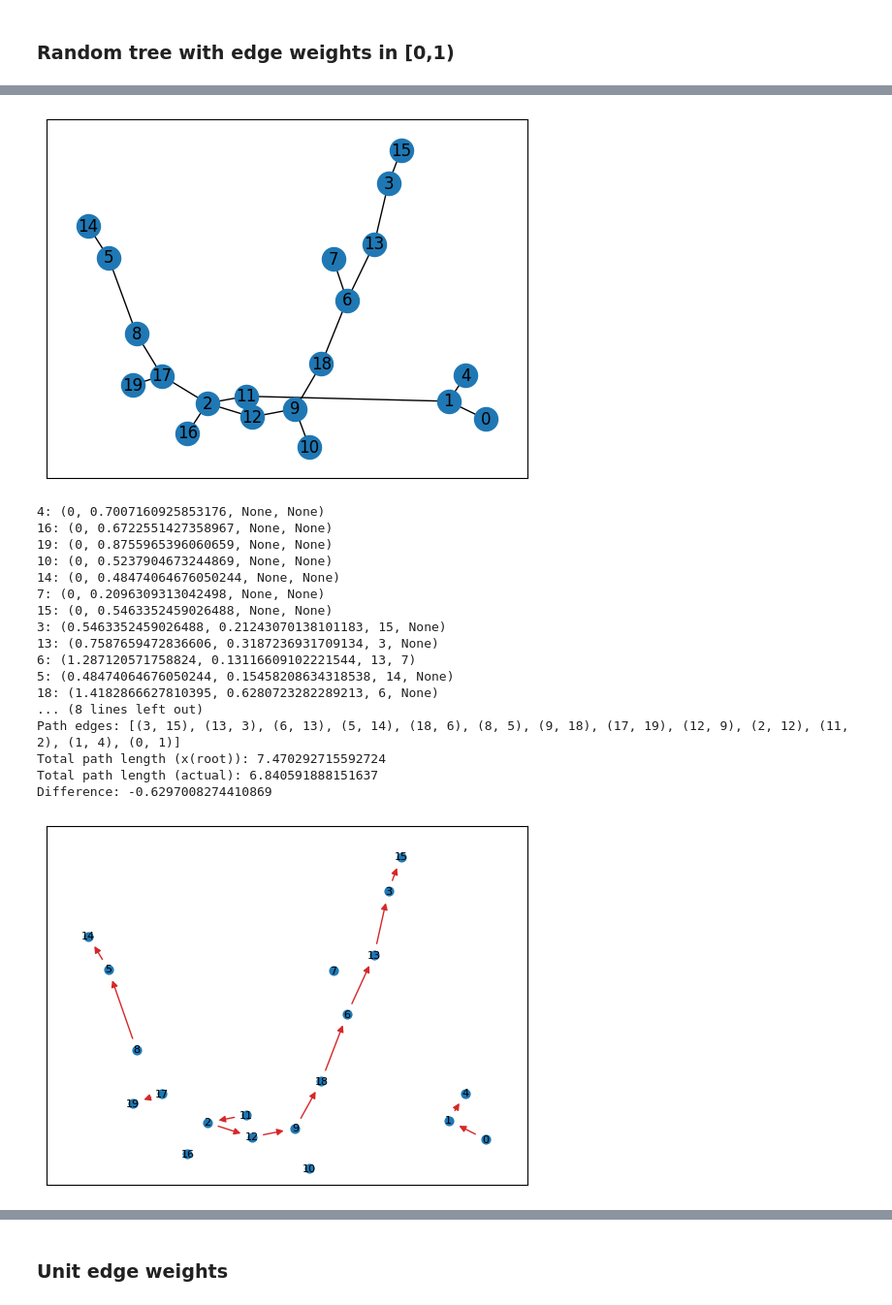
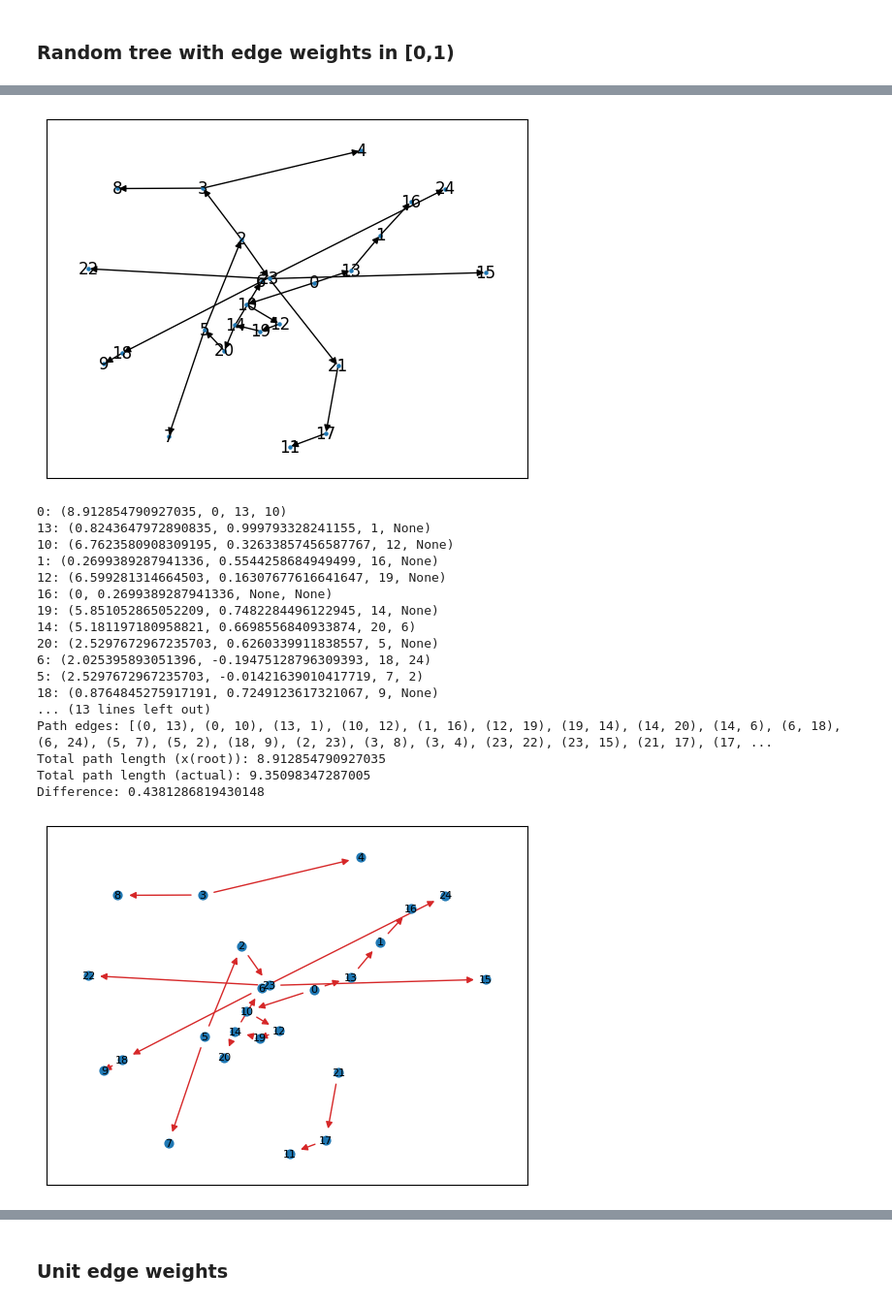
Before and after one commit to JulesGB/MeanFieldLastPassagePercolation, a Jupyter notebook: tree_cover.ipynb, the cells around one changed output, grey strips where cells are left out. Shown: that part at 97% size. Cells and saved outputs as stored; diff of their text form; code cells hidden in the pictures.

```diff
--- a/tree_cover.ipynb
+++ b/tree_cover.ipynb
@@ -17,8 +17,9 @@ def draw_path_cover(tree, layout):
 # %% [markdown]
 ### Random tree with edge weights in [0,1)
 # %%
-n = 20
-tree = nx.random_labeled_tree(20)
+n = 25
+tree = nx.random_labeled_tree(n)
+tree = nx.bfs_tree(tree, 0)
 
 for s,t in tree.edges():
     tree[s][t]['weight'] = random.random() # assign a random edge weight in [0,1)
@@ -37,29 +26,29 @@ print(util.path_cover_two(ones_tree))
 # %%
-layout = nx.spring_layout(tree)
-nx.draw_networkx(tree, pos=layout)
+layout = nx.spring_layout(tree, seed=1)
+nx.draw_networkx(tree, pos=layout, node_size=5)
 # %% [output]
-[figure, old version]
+[figure, new version]
 # %%
 draw_path_cover(tree, layout)
 # %% [output]
-4: (0, 0.7007160925853176, None, None)
-16: (0, 0.6722551427358967, None, None)
-19: (0, 0.8755965396060659, None, None)
-10: (0, 0.5237904673244869, None, None)
-14: (0, 0.48474064676050244, None, None)
-7: (0, 0.2096309313042498, None, None)
-15: (0, 0.5463352459026488, None, None)
-3: (0.5463352459026488, 0.21243070138101183, 15, None)
-13: (0.7587659472836606, 0.3187236931709134, 3, None)
-6: (1.287120571758824, 0.13116609102221544, 13, 7)
-5: (0.48474064676050244, 0.15458208634318538, 14, None)
-18: (1.4182866627810395, 0.6280723282289213, 6, None)
-... (8 lines left out)
-Path edges: [(3, 15), (13, 3), (6, 13), (5, 14), (18, 6), (8, 5), (9, 18), (17, 19), (12, 9), (2, 12), (11, 2), (1, 4), (0, 1)]
-Total path length (x(root)): 7.470292715592724
-Total path length (actual): 6.840591888151637
-Difference: -0.6297008274410869
+0: (8.912854790927035, 0, 13, 10)
+13: (0.8243647972890835, 0.999793328241155, 1, None)
+10: (6.7623580908309195, 0.32633857456587767, 12, None)
+1: (0.2699389287941336, 0.5544258684949499, 16, None)
+12: (6.599281314664503, 0.16307677616641647, 19, None)
+16: (0, 0.2699389287941336, None, None)
+19: (5.851052865052209, 0.7482284496122945, 14, None)
+14: (5.181197180958821, 0.6698556840933874, 20, 6)
+20: (2.5297672967235703, 0.6260339911838557, 5, None)
+6: (2.025395893051396, -0.19475128796309393, 18, 24)
+5: (2.5297672967235703, -0.01421639010417719, 7, 2)
+18: (0.8764845275917191, 0.7249123617321067, 9, None)
+... (13 lines left out)
+Path edges: [(0, 13), (0, 10), (13, 1), (10, 12), (1, 16), (12, 19), (19, 14), (14, 20), (14, 6), (6, 18), (6, 24), (5, 7), (5, 2), (18, 9), (2, 23), (3, 8), (3, 4), (23, 22), (23, 15), (21, 17), (17, ...
+Total path length (x(root)): 8.912854790927035
+Total path length (actual): 9.35098347287005
+Difference: 0.4381286819430148
-[figure, old version]
+[figure, new version]
 # %%
 nx.get_edge_attributes(tree, 'weight')
 # %% [output]
```
Also changed, not shown: parts of 6 cells of this notebook, 1 other file.
